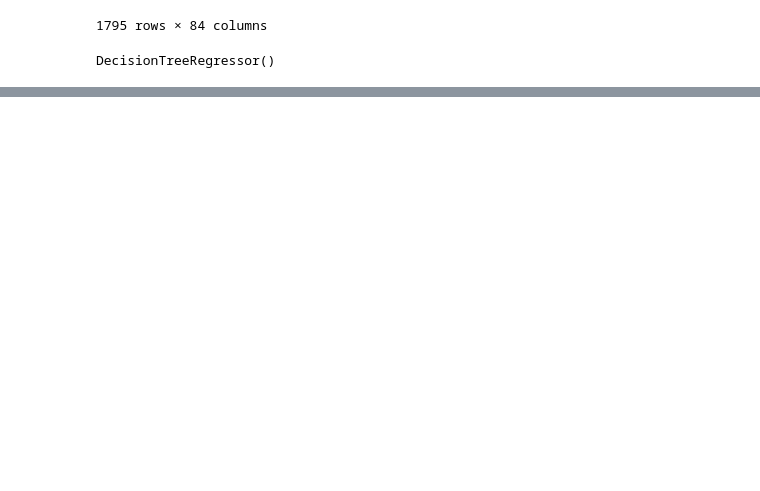
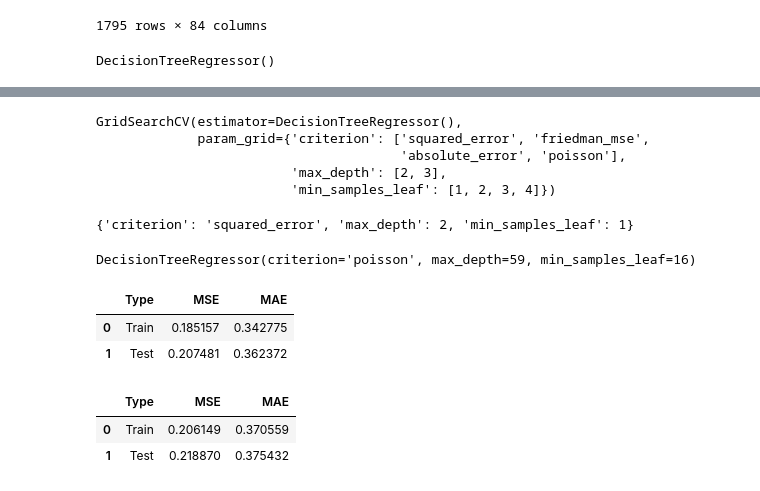
Before and after one commit to Grashch/Data-science, a Jupyter notebook: Tree/TreeRegressor.ipynb, the cells around one changed output, grey strips where cells are left out. Saved outputs shown, nothing was run; the diff lists cells and outputs as text; code cells hidden in the pictures; blank space fills up the shorter version.

```diff
--- a/Tree/TreeRegressor.ipynb
+++ b/Tree/TreeRegressor.ipynb
@@ -178,0 +179,40 @@ get_score(tree)
+# %%
+from sklearn.model_selection import GridSearchCV
+
+grid = {'criterion' : ['squared_error', 'friedman_mse', 'absolute_error', 'poisson'],
+        'max_depth' : [2, 3],
+        'min_samples_leaf' : [1, 2, 3, 4]}
+
+search = GridSearchCV(tree, grid)
+search.fit(X_train, y_train)
+# %% [output]
+GridSearchCV(estimator=DecisionTreeRegressor(),
+             param_grid={'criterion': ['squared_error', 'friedman_mse',
+                                       'absolute_error', 'poisson'],
+                         'max_depth': [2, 3],
+                         'min_samples_leaf': [1, 2, 3, 4]})
+# %%
+search.best_params_
+# %% [output]
+{'criterion': 'squared_error', 'max_depth': 2, 'min_samples_leaf': 1}
+# %%
+search.best_estimator_
+# %% [output]
+DecisionTreeRegressor(criterion='poisson', max_depth=59, min_samples_leaf=16)
+# %%
+tree_search = DecisionTreeRegressor(criterion='friedman_mse', max_depth=50,
+                                    min_samples_leaf=20, splitter='random')
+tree_search.fit(X_train, y_train)
+get_score(tree_search)
+# %% [output]
+|  | Type | MSE | MAE |
+| 0 | Train | 0.185157 | 0.342775 |
+| 1 | Test | 0.207481 | 0.362372 |
+# %%
+tree_search1 = DecisionTreeRegressor(**search.best_params_)
+tree_search1.fit(X_train, y_train)
+get_score(tree_search1)
+# %% [output]
+|  | Type | MSE | MAE |
+| 0 | Train | 0.206149 | 0.370559 |
+| 1 | Test | 0.218870 | 0.375432 |
```
Also changed, not shown: parts of 3 cells of this notebook.
